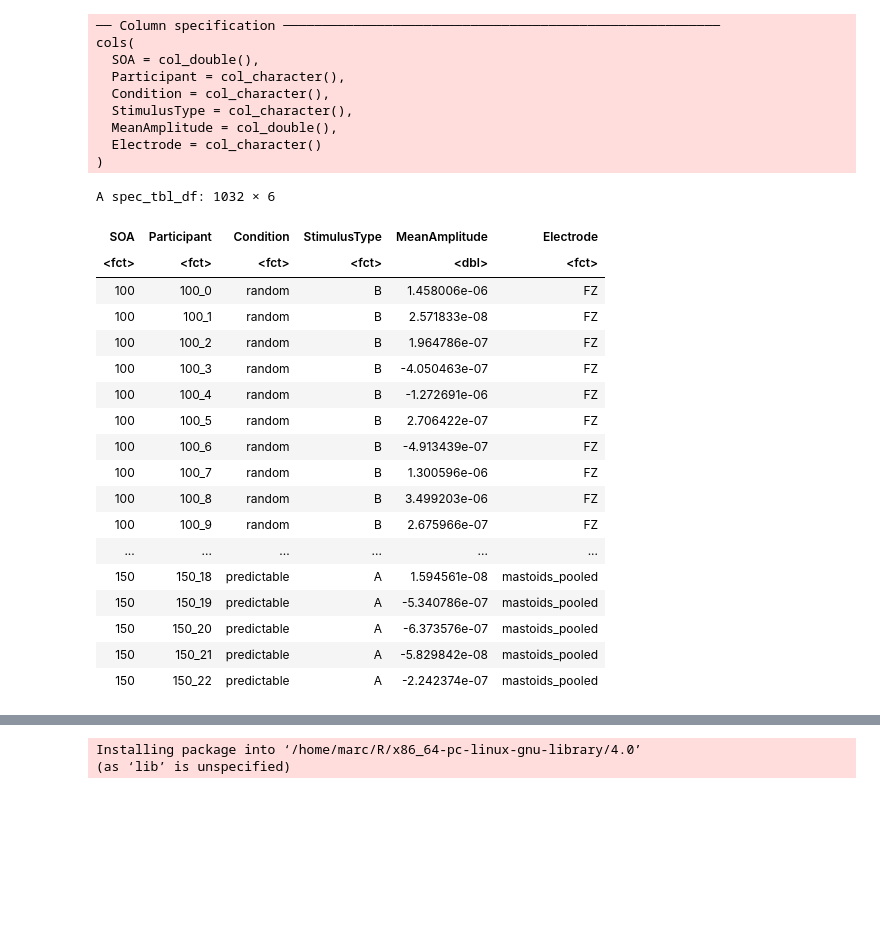
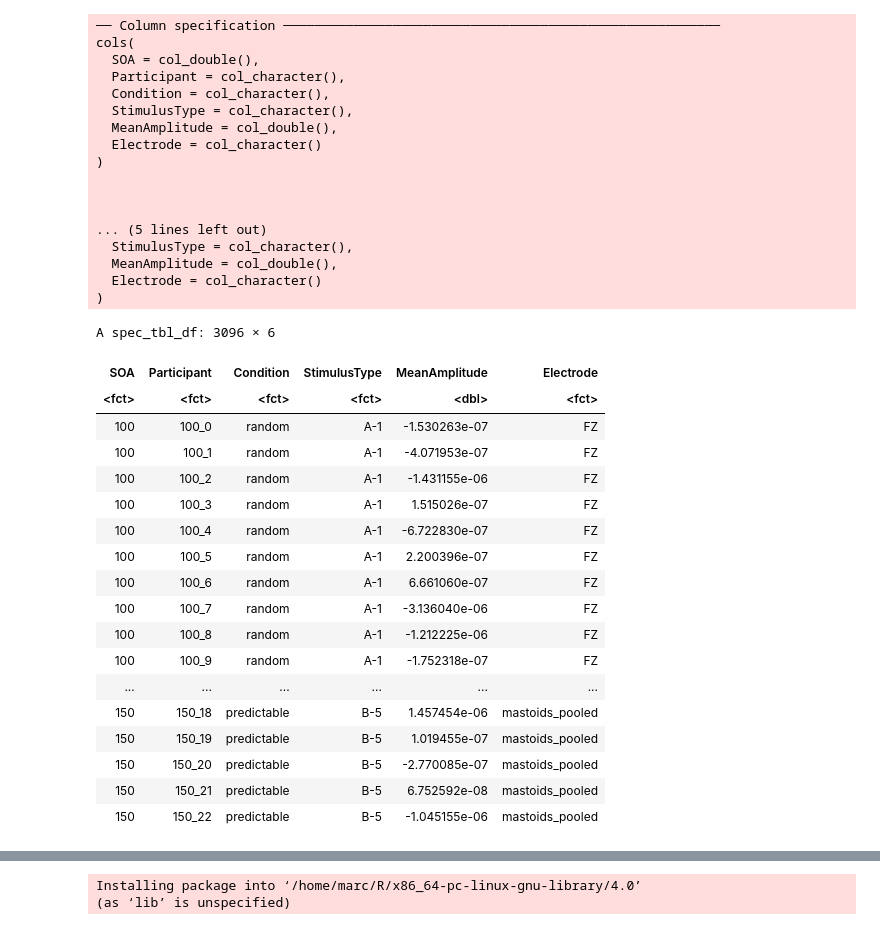
Before and after one commit to marcpabst/xmas-oddballmatch, a Jupyter notebook: analysis/analysis_stat2.ipynb, the cells around one changed output, grey strips where cells are left out. Saved outputs shown, nothing was run; the diff lists cells and outputs as text; code cells hidden in the pictures; blank space fills up the shorter version.

```diff
--- a/analysis/analysis_stat2.ipynb
+++ b/analysis/analysis_stat2.ipynb
@@ -24,38 +24,49 @@ Loading required package: Matrix
 # %%
 tables_path = "/home/marc/ba-thesis/input/tables"
 
 mean_amplitudes_df = readr::read_csv("../data/mean_amplitudes.csv")
 mean_amplitudes_df = mean_amplitudes_df %>% mutate(Participant = factor(Participant), SOA = factor(SOA), Electrode = factor(Electrode), Condition = factor(Condition), StimulusType = factor(StimulusType))
-mean_amplitudes_df
+
+n1_mean_amplitudes_df = readr::read_csv("../data/n1_mean_amplitudes.csv")
+n1_mean_amplitudes_df = n1_mean_amplitudes_df %>% mutate(Participant = factor(Participant), SOA = factor(SOA), Electrode = factor(Electrode), Condition = factor(Condition), StimulusType = factor(StimulusType))
+n1_mean_amplitudes_df
 # %% [output]
 ── Column specification ────────────────────────────────────────────────────────
 cols(
   SOA = col_double(),
   Participant = col_character(),
   Condition = col_character(),
   StimulusType = col_character(),
   MeanAmplitude = col_double(),
   Electrode = col_character()
 )
+
+
+
+... (5 lines left out)
+  StimulusType = col_character(),
+  MeanAmplitude = col_double(),
+  Electrode = col_character()
+)
-A spec_tbl_df: 1032 × 6
+A spec_tbl_df: 3096 × 6
 | SOA | Participant | Condition | StimulusType | MeanAmplitude | Electrode |
 | <fct> | <fct> | <fct> | <fct> | <dbl> | <fct> |
-| 100 | 100_0 | random | B | 1.458006e-06 | FZ |
-| 100 | 100_1 | random | B | 2.571833e-08 | FZ |
-| 100 | 100_2 | random | B | 1.964786e-07 | FZ |
-| 100 | 100_3 | random | B | -4.050463e-07 | FZ |
-| 100 | 100_4 | random | B | -1.272691e-06 | FZ |
-| 100 | 100_5 | random | B | 2.706422e-07 | FZ |
-| 100 | 100_6 | random | B | -4.913439e-07 | FZ |
-| 100 | 100_7 | random | B | 1.300596e-06 | FZ |
-| 100 | 100_8 | random | B | 3.499203e-06 | FZ |
-| 100 | 100_9 | random | B | 2.675966e-07 | FZ |
+| 100 | 100_0 | random | A-1 | -1.530263e-07 | FZ |
+| 100 | 100_1 | random | A-1 | -4.071953e-07 | FZ |
+| 100 | 100_2 | random | A-1 | -1.431155e-06 | FZ |
+| 100 | 100_3 | random | A-1 | 1.515026e-07 | FZ |
+| 100 | 100_4 | random | A-1 | -6.722830e-07 | FZ |
+| 100 | 100_5 | random | A-1 | 2.200396e-07 | FZ |
+| 100 | 100_6 | random | A-1 | 6.661060e-07 | FZ |
+| 100 | 100_7 | random | A-1 | -3.136040e-06 | FZ |
+| 100 | 100_8 | random | A-1 | -1.212225e-06 | FZ |
+| 100 | 100_9 | random | A-1 | -1.752318e-07 | FZ |
 | ... | ... | ... | ... | ... | ... |
-| 150 | 150_18 | predictable | A | 1.594561e-08 | mastoids_pooled |
-| 150 | 150_19 | predictable | A | -5.340786e-07 | mastoids_pooled |
-| 150 | 150_20 | predictable | A | -6.373576e-07 | mastoids_pooled |
-| 150 | 150_21 | predictable | A | -5.829842e-08 | mastoids_pooled |
-| 150 | 150_22 | predictable | A | -2.242374e-07 | mastoids_pooled |
+| 150 | 150_18 | predictable | B-5 | 1.457454e-06 | mastoids_pooled |
+| 150 | 150_19 | predictable | B-5 | 1.019455e-07 | mastoids_pooled |
+| 150 | 150_20 | predictable | B-5 | -2.770085e-07 | mastoids_pooled |
+| 150 | 150_21 | predictable | B-5 | 6.752592e-08 | mastoids_pooled |
+| 150 | 150_22 | predictable | B-5 | -1.045155e-06 | mastoids_pooled |
 # %%
 
 
```
Also changed, not shown: parts of 8 cells of this notebook, 12 other files.
